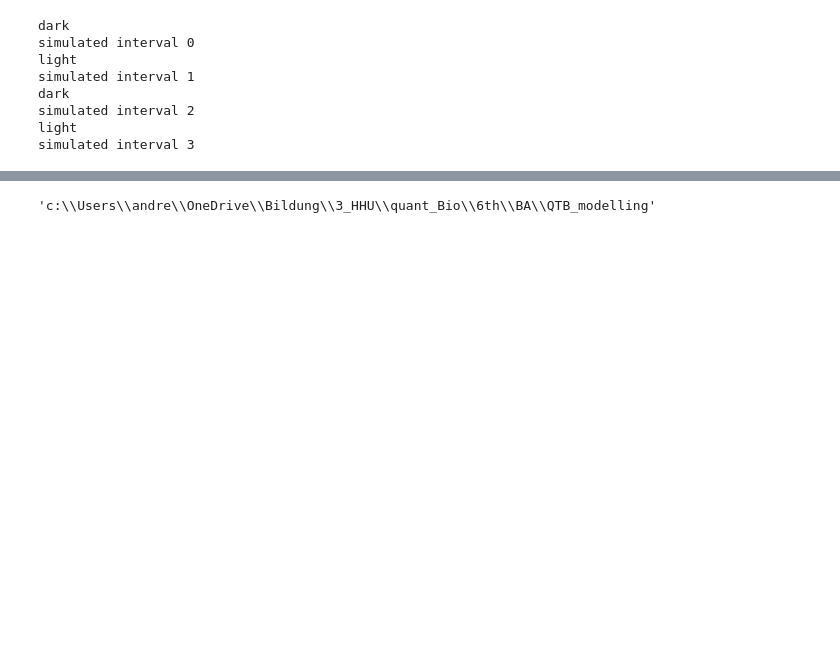
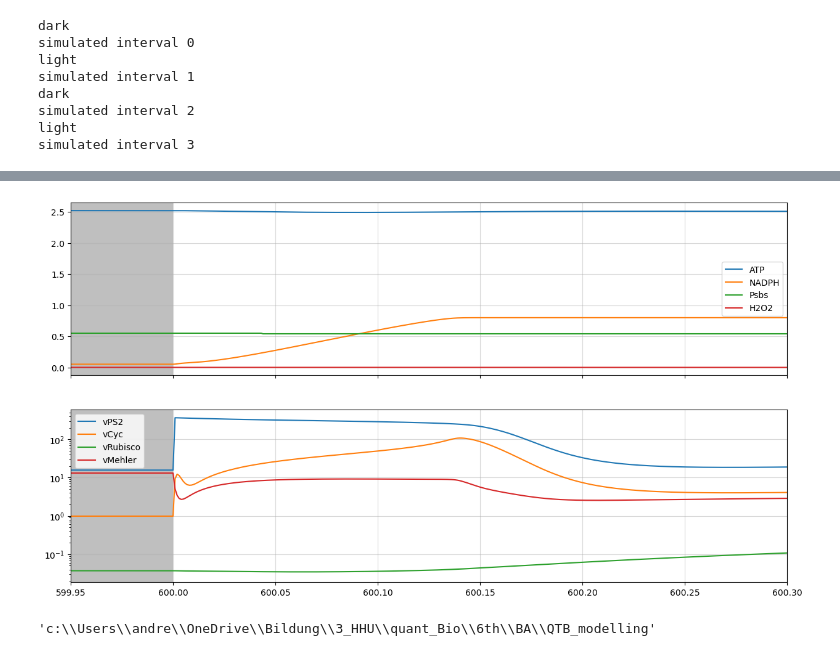
Before and after one commit to A-Potthoff/QTB_modeling, a Jupyter notebook: analyses/investigate_PS1_behaviour.ipynb, the cells around one changed output, grey strips where cells are left out. Cells and saved outputs as stored; diff of their text form; code cells hidden in the pictures; blank space fills up the shorter version.

```diff
--- a/analyses/investigate_PS1_behaviour.ipynb
+++ b/analyses/investigate_PS1_behaviour.ipynb
@@ -171,7 +211,7 @@ name = f"pfd_{pfd_dark}_{pfd_light}__interval_{interval_length}__zoom_{zoom}"
 os.makedirs(folder, exist_ok=True)
 fig.savefig(f"{folder}{name}.png", pad_inches = 0.1, bbox_inches = "tight")
 # %%
-fig, ax = plt.subplots(2, 1, figsize=(15, 15), sharex=True)
+fig, ax = plt.subplots(2, 1, figsize=(15, 8), sharex=True)
 ax[0].plot(results_df.index, results_df["ATP"], label="ATP")
 ax[0].plot(results_df.index, results_df["NADPH"], label="NADPH")
 ax[0].plot(results_df.index, results_df["Psbs"], label="Psbs")
@@ -183,6 +223,7 @@ ax[1].plot(flux_df.index, flux_df["vCyc"], label="vCyc")
 ax[1].plot(flux_df.index, flux_df["vRuBisCO"], label="vRubisco")
 ax[1].plot(flux_df.index, flux_df["vMehler"], label="vMehler")
 ax[1].legend()
+ax[1].set_yscale("log")
 
 
 for period in dark_intervals:
@@ -190,6 +231,7 @@ for period in dark_intervals:
         ax[i].axvspan(period[0], period[1], facecolor='grey', alpha=0.5)
 
 for i, _ in enumerate(ax):
-    #ax[i].set_xlim(599.98, 600.08)
+    ax[i].set_xlim(599.95, 600.3)
     ax[i].grid(alpha = 0.5)
 fig.show()
+# %% [output]
@@ -196 +241,2 @@ fig.show()
+[figure, added]
 # %%
```
Also changed, not shown: parts of 11 cells of this notebook, 4 other files.
